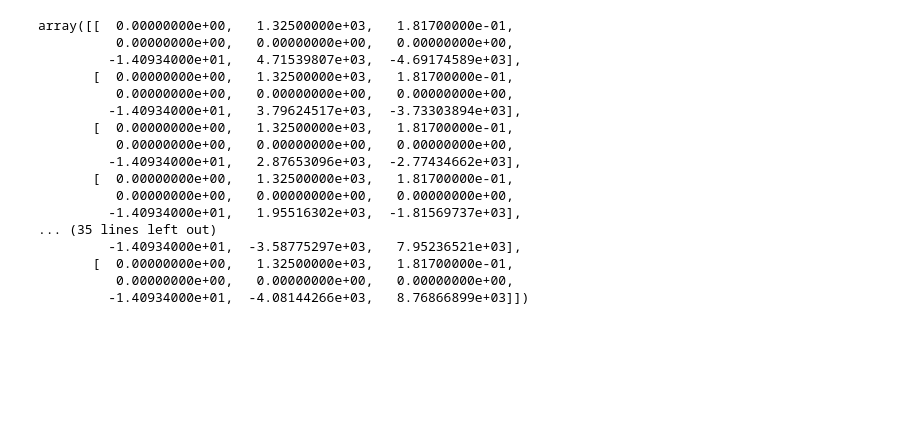
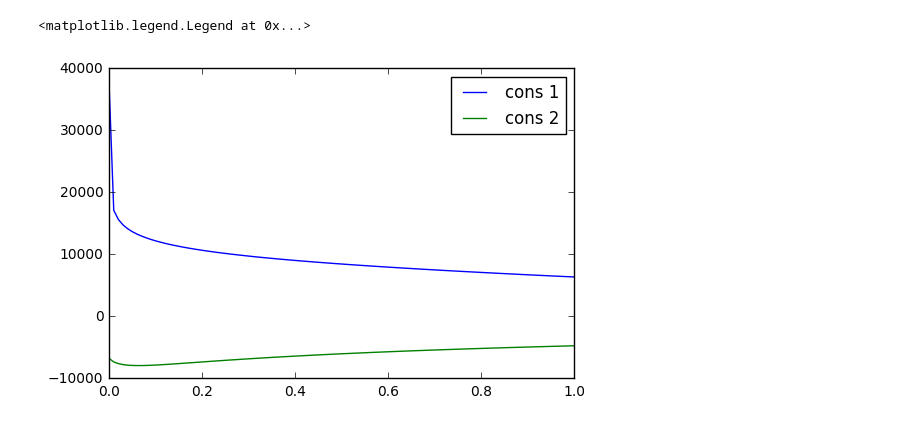
Before and after one commit to richardotis/pycalphad-sandbox, a Jupyter notebook: NP-Conditions.ipynb, the cells around one changed output. Saved outputs shown, nothing was run; the diff lists cells and outputs as text; code cells hidden in the pictures; blank space fills up the shorter version.

```diff
--- a/NP-Conditions.ipynb
+++ b/NP-Conditions.ipynb
@@ -143,7 +168,10 @@ def constraint_calculator(temps):
 
 def constraint_calculator_2(xfccs):
     # Should be zero at T=800
-    x_in = [1.0, 101325, 800, 0.828636,  0.171364, 0.549538,  0.450462, 0.7183, 0.2817]
+    #x_in = [1.0, 101325, 800, 0.828636,  0.171364, 0.549538,  0.450462, 0.7183, 0.2817]
+    x_in = [1.00000000e+00,   1.00000000e+05,   8.50126199e+02,   9.00017331e-01,
+   9.99826692e-02,   8.88953035e-01,   1.11046965e-01,   7.26819236e-01,
+   2.73180764e-01,   9.99899010e-01,   1.00000000e-06,   1.00000000e-04]
     desired_chempots = [-31050.173963, -45108.31854]
     cons = []
     total_chempots = []
@@ -157,51 +185,34 @@ def constraint_calculator_2(xfccs):
         cons.append(ProblemSaver.saved_problem[0].constraints(x_in))
         total_chempots.append(ProblemSaver.saved_problem[0].chemical_potentials(x_in))
         fixed_chempots.append(ProblemSaver.saved_problem[0].chemical_potentials(x_in, selected_phase=1))
         free_chempots_1.append(ProblemSaver.saved_problem[0].chemical_potentials(x_in, selected_phase=0))
         free_chempots_2.append(ProblemSaver.saved_problem[0].chemical_potentials(x_in, free_only=True))
     cons = np.array(cons - np.array(ProblemSaver.saved_problem[0].cl))
     total_chempots = np.array(total_chempots) - np.array(desired_chempots)
     fixed_chempots = np.array(fixed_chempots) - np.array(desired_chempots)
     free_chempots_1 = np.array(free_chempots_1) - np.array(desired_chempots)
     free_chempots_2 = np.array(free_chempots_2) - np.array(desired_chempots)
     return cons, total_chempots, fixed_chempots, free_chempots_1, free_chempots_2
 
 temps = np.arange(300., 2000., step=100)
 xfccs = np.linspace(1e-6,1-1e-6, num=100)
-results = constraint_calculator(temps)
+#results = constraint_calculator(temps)
 results_2 = constraint_calculator_2(xfccs)
 
 %matplotlib inline
 import matplotlib.pyplot as plt
 #plt.plot(temps, results[0][:, -2], label='cons 1')
 #plt.plot(temps, results[0][:, -1], label='cons 2')
 #plt.plot(temps, results[1][:, 0], label='total')
 #plt.plot(temps, results[2][:, 0], label='fixed')
 #plt.plot(temps, results[3][:, 0], label='free 1')
 #plt.plot(temps, results[4][:, 0], label='free 2')
 #plt.ylim((-1000, 1000))
 #plt.xlim((700, 900))
 plt.plot(xfccs, results_2[0][:, -2], label='cons 1')
 plt.plot(xfccs, results_2[0][:, -1], label='cons 2')
 plt.plot([])
 plt.legend(loc='best')
+# %% [output]
+<matplotlib.legend.Legend at 0x...>
+[figure, added]
-# %%
-results[0]
-# %% [output]
-array([[  0.00000000e+00,   1.32500000e+03,   1.81700000e-01,
-          0.00000000e+00,   0.00000000e+00,   0.00000000e+00,
-         -1.40934000e+01,   4.71539807e+03,  -4.69174589e+03],
-       [  0.00000000e+00,   1.32500000e+03,   1.81700000e-01,
-          0.00000000e+00,   0.00000000e+00,   0.00000000e+00,
-         -1.40934000e+01,   3.79624517e+03,  -3.73303894e+03],
-       [  0.00000000e+00,   1.32500000e+03,   1.81700000e-01,
-          0.00000000e+00,   0.00000000e+00,   0.00000000e+00,
-         -1.40934000e+01,   2.87653096e+03,  -2.77434662e+03],
-       [  0.00000000e+00,   1.32500000e+03,   1.81700000e-01,
-          0.00000000e+00,   0.00000000e+00,   0.00000000e+00,
-         -1.40934000e+01,   1.95516302e+03,  -1.81569737e+03],
-... (35 lines left out)
-         -1.40934000e+01,  -3.58775297e+03,   7.95236521e+03],
-       [  0.00000000e+00,   1.32500000e+03,   1.81700000e-01,
-          0.00000000e+00,   0.00000000e+00,   0.00000000e+00,
-         -1.40934000e+01,  -4.08144266e+03,   8.76866899e+03]])
```
Also changed, not shown: parts of 8 cells of this notebook.
